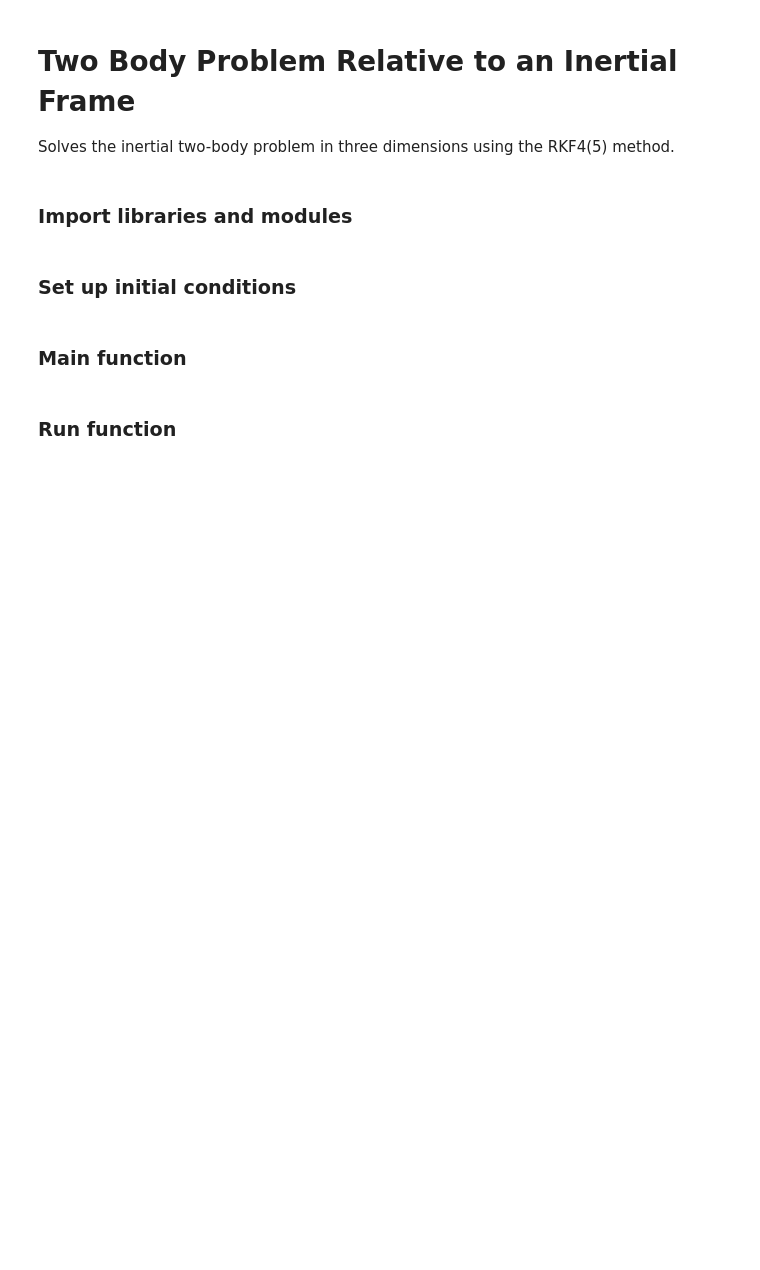
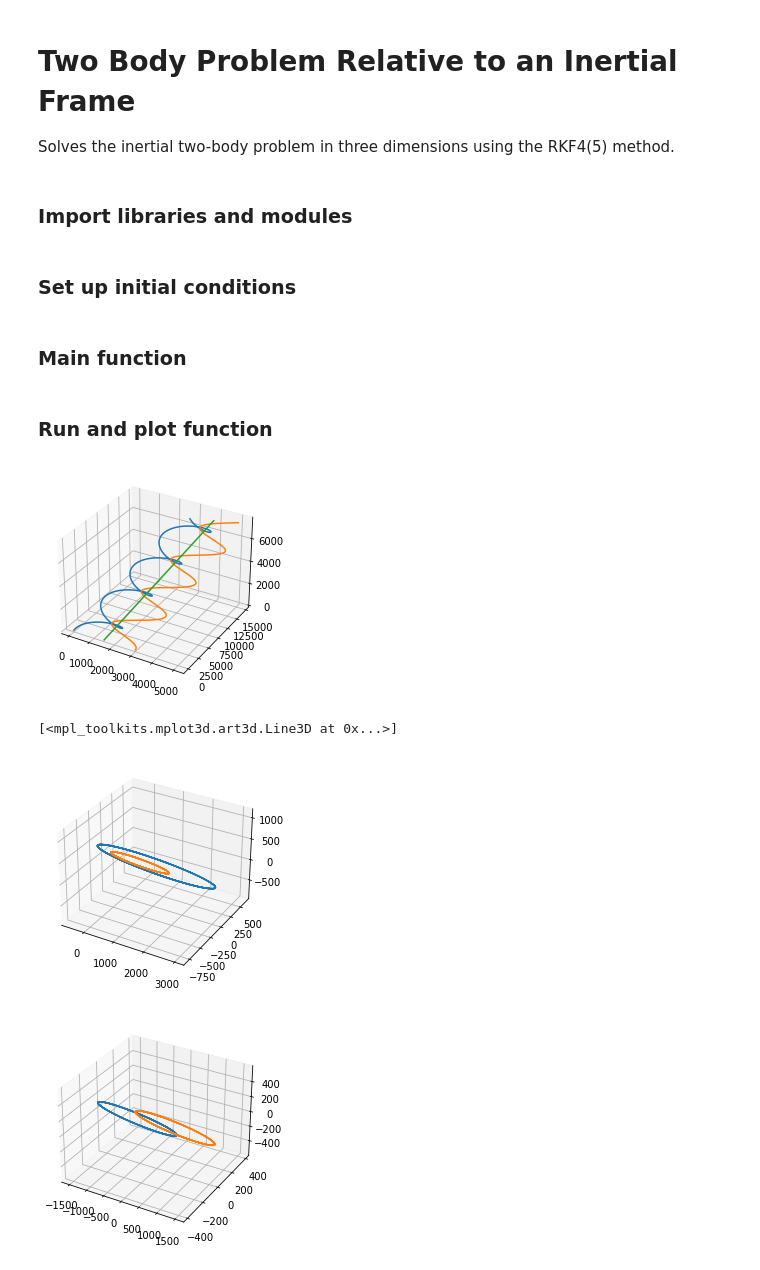
Before and after one commit to Flaming-Galaxy/sympy-modelling, a Jupyter notebook: Orbital Mechanics/TwoBody_Inertial.ipynb, the cells around one changed output. Cells and saved outputs as stored; diff of their text form; code cells hidden in the pictures; blank space fills up the shorter version.

Commit message:
Fixed TwoBody_Inertial so it works with a rkf45 solver
Plotted results in 3 ways

```diff
--- a/Orbital Mechanics/TwoBody_Inertial.ipynb
+++ b/Orbital Mechanics/TwoBody_Inertial.ipynb
@@ -20,7 +22,7 @@ V2_0 = np.array([0, 40, 0])
 
 y0 = np.concatenate((R1_0, R2_0, V1_0, V2_0))
 
-tspan = np.array([0, 480])
+tspan = (0, 480)
 # %% [markdown]
 ### Main function
 # %%
@@ -49,2 +54,2 @@ def two_body(mass, y0, tspan):
 # %% [markdown]
-### Run function
+### Run and plot function
@@ -53,0 +56,37 @@ answer
+# %%
+sol = two_body(y0, tspan)
+
+# Find position vectors
+X1 = sol.y[0]
+Y1 = sol.y[1]
+Z1 = sol.y[2]
+X2 = sol.y[3]
+Y2 = sol.y[4]
+Z2 = sol.y[5]
+
+# Find centre of mass
+G_X = (mass[0]*X1 + mass[1]*X2)/(mass[0] + mass[1])
+G_Y = (mass[0]*Y1 + mass[1]*Y2)/(mass[0] + mass[1])
+G_Z = (mass[0]*Z1 + mass[1]*Z2)/(mass[0] + mass[1])
+
+%matplotlib inline
+fig = plt.figure("Motion Relative to Inertial Frame")
+ax = fig.add_subplot(projection='3d')
+plt.plot(X1, Y1, Z1)
+plt.plot(X2, Y2, Z2)
+plt.plot(G_X, G_Y, G_Z)
+
+fig = plt.figure("Motion of M2 and G Relative to M1")
+ax = fig.add_subplot(projection='3d')
+plt.plot(X2 - X1, Y2 - Y1, Z2- Z1)
+plt.plot(G_X - X1, G_Y - Y1, G_Z - Z1)
+
+fig = plt.figure("Motion of M1 and M2 Relative to G")
+ax = fig.add_subplot(projection='3d')
+plt.plot(X1 - G_X, Y1 - G_Y, Z1 - G_Z)
+plt.plot(X2 - G_X, Y2 - G_Y, Z2 - G_Z)
+# %% [output]
+[figure, added]
+[<mpl_toolkits.mplot3d.art3d.Line3D at 0x...>]
+[figure, added]
+[figure, added]
```
Also changed, not shown: parts of 3 cells of this notebook.
